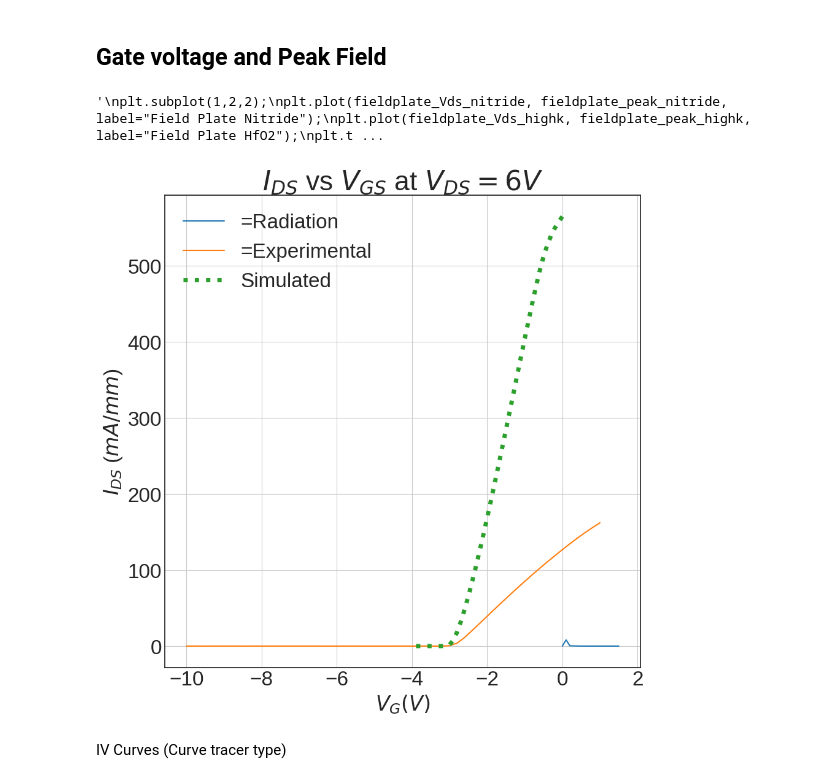
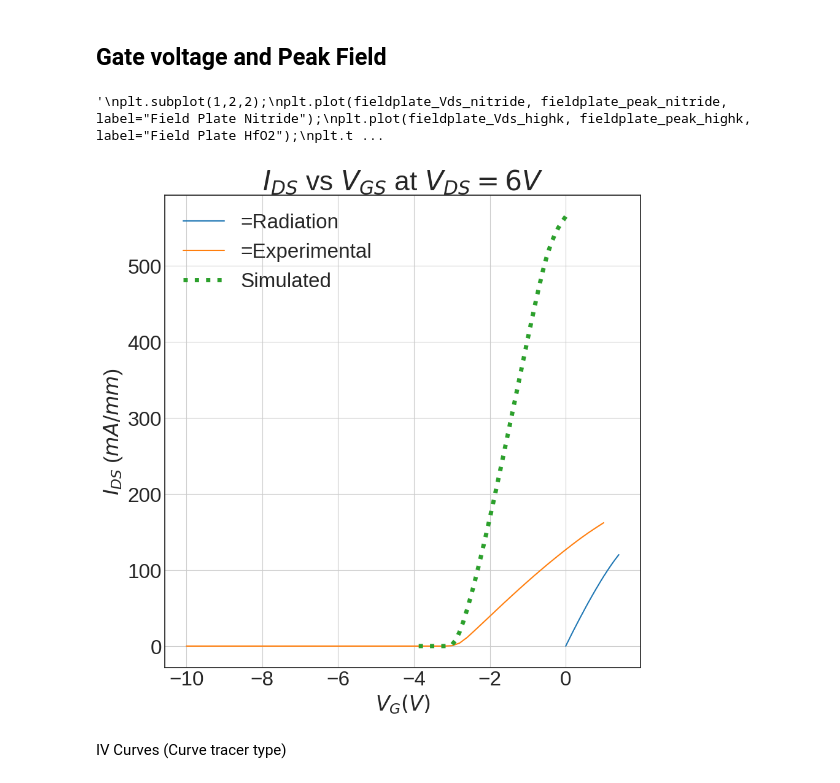
Before and after one commit to IanStafford/HEMTRAD, a Jupyter notebook: figures.ipynb, the cells around one changed output. Drawn from its saved outputs; the diff is of its cells as text; code cells hidden in the pictures.

```diff
--- a/figures.ipynb
+++ b/figures.ipynb
@@ -52,6 +52,7 @@ def flooxsRead(IVFile):
 # %%
 simulated_Vgs, simulated_Ids = flooxsRead("/home/staffian/HEMTRAD/figures/rfDeviceHFO2_Simulated.csv")
 experimental_Vgs, experimental_Ids = flooxsRead("/home/staffian/HEMTRAD/figures/rfDeviceHFO2_Experimental.csv")
+rad_Vgs, rad_Ids = flooxsRead("/home/staffian/HEMTRAD/figures/radPlot2.csv")
 
 
 #Plotting IV
@@ -60,34 +61,34 @@ plt.figure(figsize=[10,10]);
 plt.plot(rad_Vgs, rad_Ids, label="=Radiation");
 plt.plot(experimental_Vgs, 1e3*experimental_Ids, label="=Experimental");
 plt.plot(simulated_Vgs, 1e3*simulated_Ids, label="Simulated", linewidth='5', linestyle='dotted');
 plt.title("$I_{DS}$ vs $V_{GS}$ at $V_{DS}=6V$", fontsize=32);
 plt.xlabel("$V_{G} (V)$", fontsize=24);
 plt.ylabel("$I_{DS}$ (${mA}/{mm}$)", fontsize=24);
 plt.xticks(fontsize = 24)
 plt.yticks(fontsize = 24)
 plt.grid(True);
 plt.legend(fontsize=24)
 #plt.savefig("Vt.png", dpi=300, bbox_inches='tight')
 #Plotting Peak Field
 fieldplate_Vds_nitride, fieldplate_peak_nitride = flooxsRead("/home/staffian/banjo-wombat/highK/figures/nitrideField_GaN.csv")
 fieldplate_Vds_highk, fieldplate_peak_highk = flooxsRead("/home/staffian/banjo-wombat/highK/figures/highkField_GaN.csv")
 '''
 plt.subplot(1,2,2);
 plt.plot(fieldplate_Vds_nitride, fieldplate_peak_nitride, label="Field Plate Nitride");
 plt.plot(fieldplate_Vds_highk, fieldplate_peak_highk, label="Field Plate HfO2");
 plt.title("Peak Electric Field vs. $V_{DS}, V_{GS}=-4V$", fontsize=20);
 plt.xlabel("$V_{DS} (V)$", fontsize=20);
 plt.ylabel("$E_{peak}$ (${V}/{cm}$)", fontsize=20);
 plt.xticks(fontsize = 18)
 plt.yticks(fontsize = 18)
 plt.grid(True);
 plt.legend();
 #plt.savefig("Vt.png", dpi=300, bbox_inches='tight')
 plt.show()
 '''
 # %% [output]
 '\nplt.subplot(1,2,2);\nplt.plot(fieldplate_Vds_nitride, fieldplate_peak_nitride, label="Field Plate Nitride");\nplt.plot(fieldplate_Vds_highk, fieldplate_peak_highk, label="Field Plate HfO2");\nplt.t ...
-[figure, old version]
+[figure, new version]
 # %% [markdown]
 IV Curves (Curve tracer type)
 # %%
```
Also changed, not shown: parts of 5 cells of this notebook, 8 other files.
